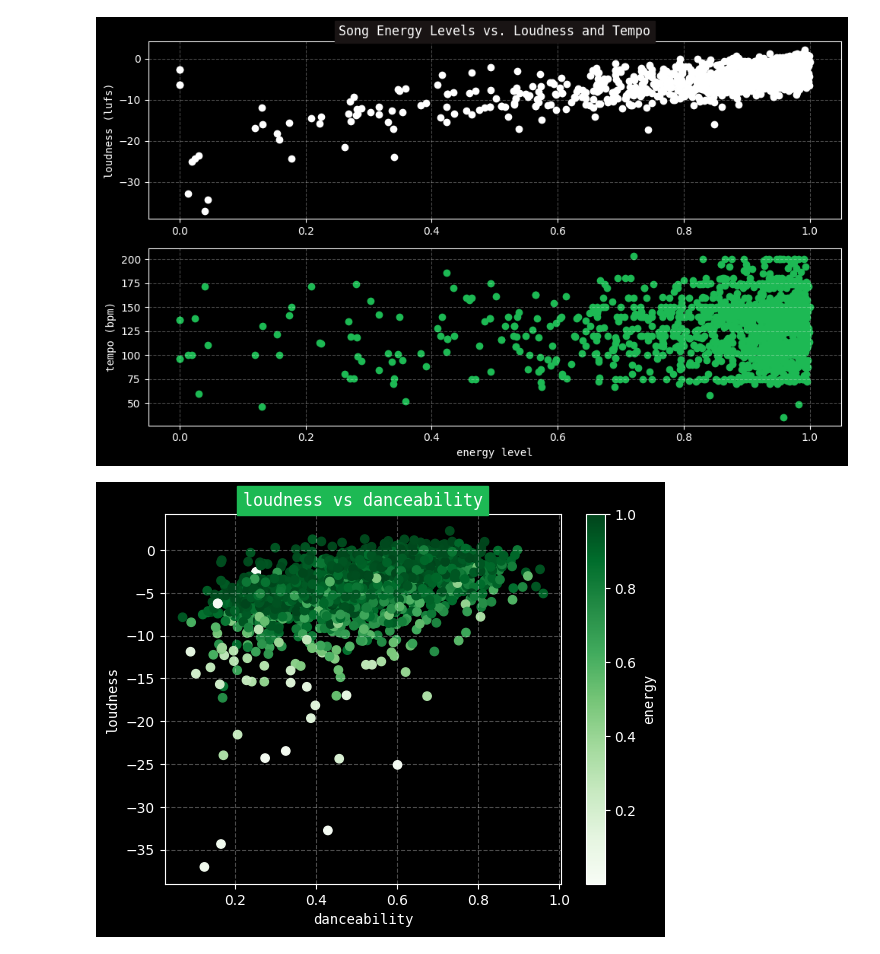
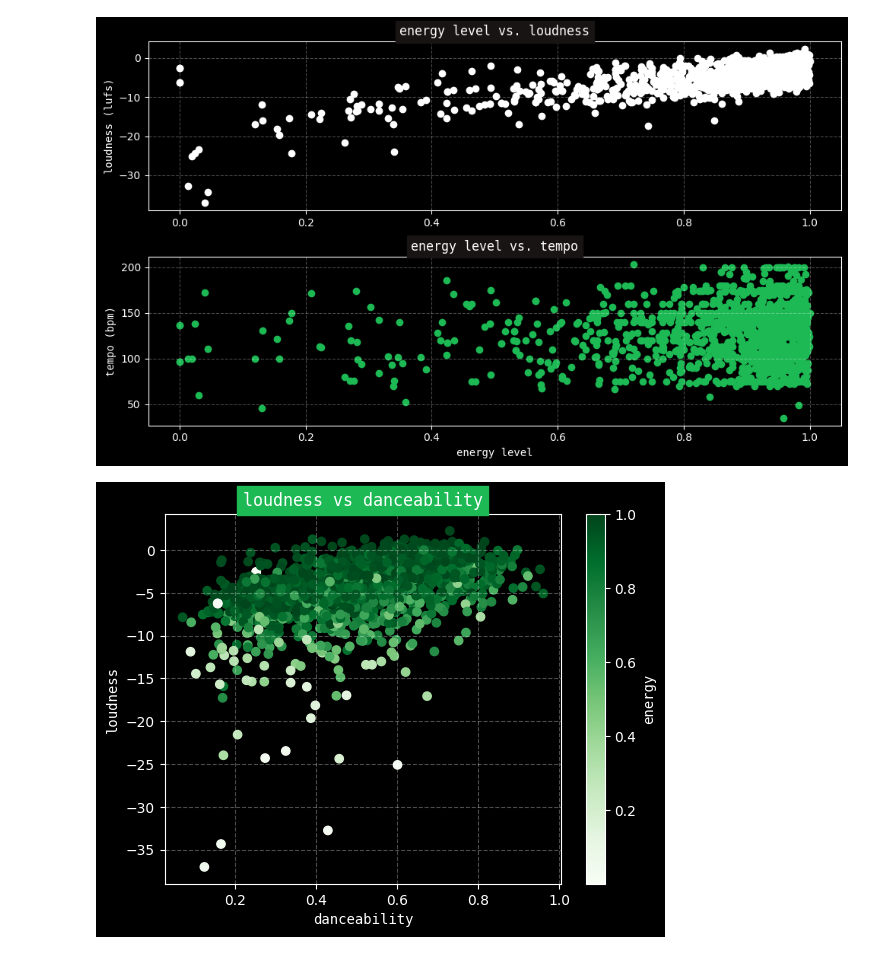
Before and after one commit to nick-esqueda/vanguard_de_project, a Jupyter notebook: visualizations.ipynb, the cells around one changed output. Cells and saved outputs as stored; diff of their text form; code cells hidden in the pictures.

```diff
--- a/visualizations.ipynb
+++ b/visualizations.ipynb
@@ -11,23 +11,24 @@ plt.style.use("dark_background")
 # %%
 db.execute("SELECT * FROM track_features")
 df = pd.DataFrame(db.result())
 df.columns = ["track_id", "danceability", "energy", "instrumentalness", "liveness", "loudness", "speechiness", "tempo", "type", "valence", "song_uri"]
 
 fig, (ax1, ax2) = plt.subplots(2, 1, figsize=(10, 6))
 
 ax1.scatter(df["energy"], df["loudness"], c="#FFFFFF")
-ax1.set_title("energy level vs. ", fontname="monospace", backgroundcolor="#191414")
+ax1.set_title("energy level vs. loudness", fontname="monospace", backgroundcolor="#191414")
 ax1.set_ylabel("loudness (lufs)", fontname="monospace")
 
 ax2.scatter(df["energy"], df["tempo"], c="#1DB954")
+ax2.set_title("energy level vs. tempo", fontname="monospace", backgroundcolor="#191414")
 ax2.set_xlabel("energy level", fontname="monospace")
 ax2.set_ylabel("tempo (bpm)", fontname="monospace")
 
 ax1.grid(color="#FFFFFF", linestyle='--', alpha=.3)
 ax2.grid(color="#FFFFFF", linestyle='--', alpha=.3)
 fig.tight_layout()
 # %% [output]
-[figure, old version]
+[figure, new version]
 # %%
 db.execute("SELECT * FROM track_features")
 df = pd.DataFrame(db.result())
```
